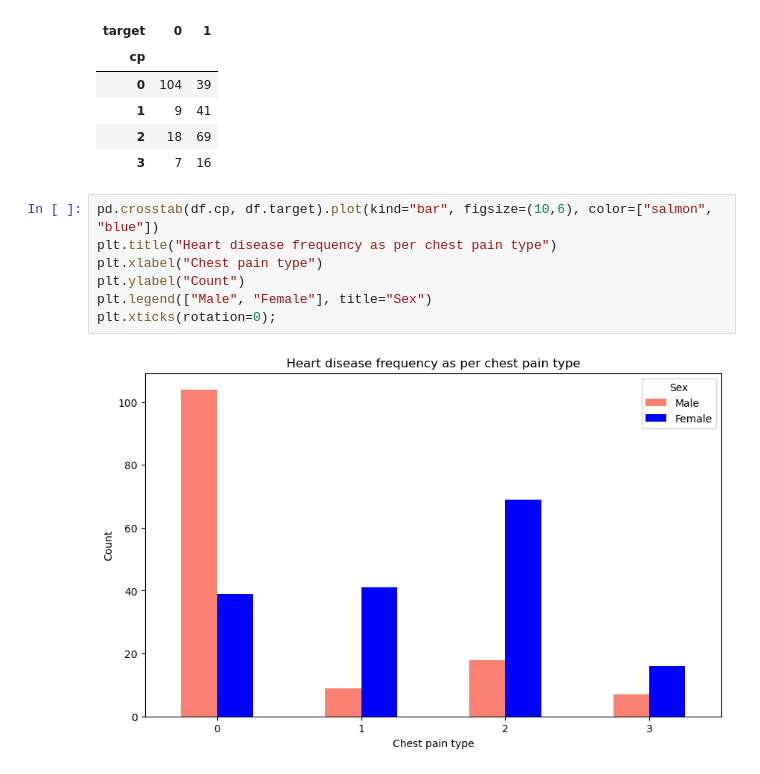
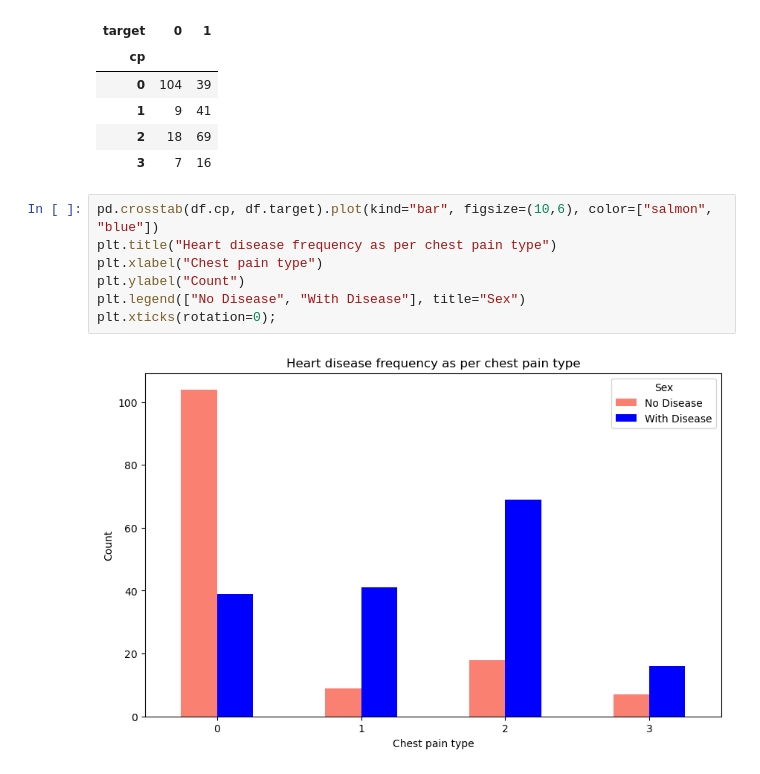
Before and after one commit to pauljohnfigueroa/ml-heart-disease-project, a Jupyter notebook: End-to-end-heart-disease-classification.ipynb, the cells around one changed output. Cells and saved outputs as stored; diff of their text form.

```diff
--- a/End-to-end-heart-disease-classification.ipynb
+++ b/End-to-end-heart-disease-classification.ipynb
@@ -247,9 +247,9 @@ pd.crosstab(df.cp, df.target)
 # %%
 pd.crosstab(df.cp, df.target).plot(kind="bar", figsize=(10,6), color=["salmon", "blue"])
 plt.title("Heart disease frequency as per chest pain type")
 plt.xlabel("Chest pain type")
 plt.ylabel("Count")
-plt.legend(["Male", "Female"], title="Sex")
+plt.legend(["No Disease", "With Disease"], title="Sex")
 plt.xticks(rotation=0);
 # %% [output]
-[figure, old version]
+[figure, new version]
```
Also changed, not shown: parts of 2 cells of this notebook.
